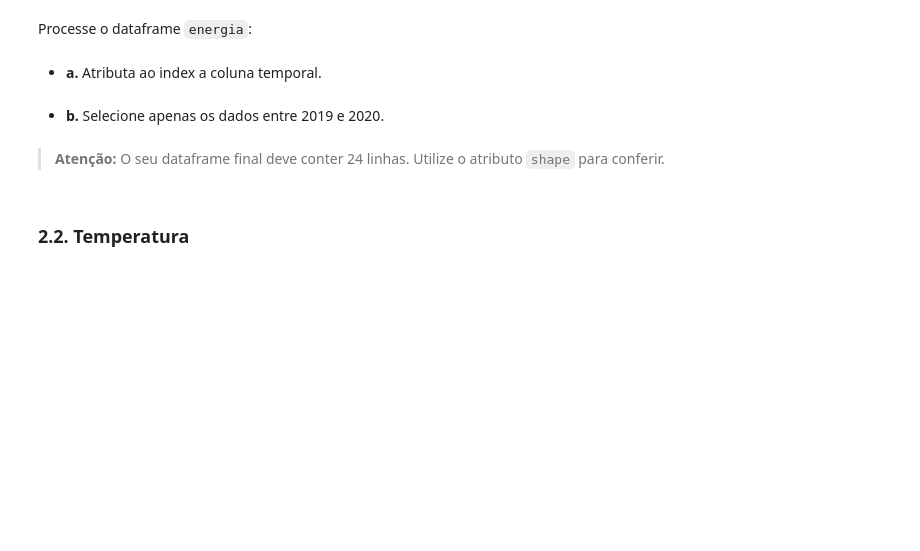
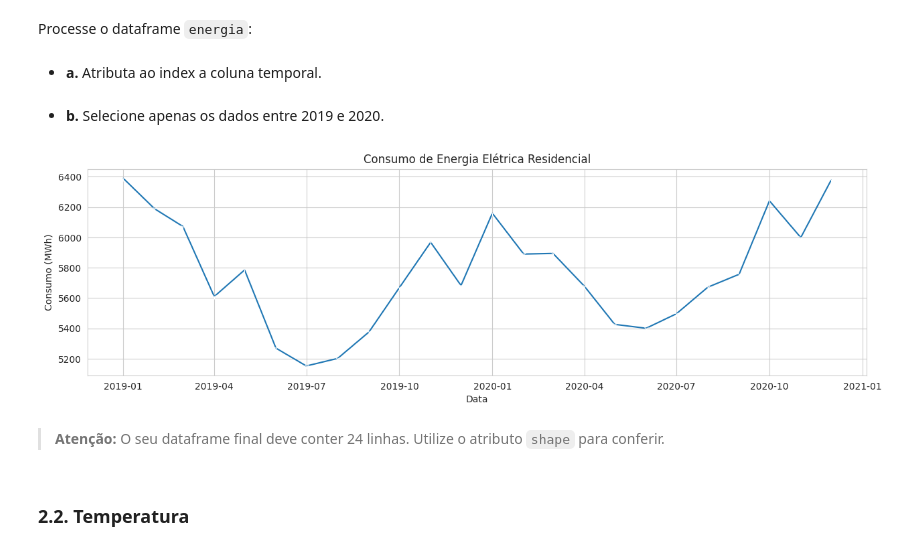
Before and after one commit to leaop/Cursos, a Jupyter notebook: EBAC/atividade26.ipynb, the cells around one changed output. Cells and saved outputs as stored; diff of their text form; code cells hidden in the pictures; blank space fills up the shorter version.

```diff
--- a/EBAC/atividade26.ipynb
+++ b/EBAC/atividade26.ipynb
@@ -48,3 +81,12 @@ energia.tail()
+# %%
+
+# Converção todas as colunas de kWh para MWh
+colunas_kWh = ['residencial', 'industrial', 'comercial']  # Nome das colunas
+for coluna in colunas_kWh:
+    energia[coluna] = energia[coluna] / 1000.0  # Converte de kWh para MWh
+
+# Salvar o DataFrame atualizado de volta para um arquivo CSV
+energia.to_csv('Energia.csv', index=False)
 # %% [markdown]
 Responda:
 # %% [markdown]
@@ -77,5 +162,6 @@ Processe o dataframe `energia`:
  - **a.** Atributa ao index a coluna temporal.
 # %%
 # resposta da questão 2.1.a
+data = energia.set_index(keys=['referencia'])
 # %% [markdown]
  - **b.** Selecione apenas os dados entre 2019 e 2020.
@@ -84,3 +168,14 @@ Processe o dataframe `energia`:
+# %%
+# resposta da questão 2.1.b
+df_energia = data['2019':'2020']
+
+with sns.axes_style('whitegrid'):
+
+  grafico = sns.lineplot(data=df_energia, x='referencia', y='residencial', marker="1", palette="pastel")
+  grafico.set(title='Consumo de Energia Elétrica Residencial', ylabel='Consumo (MWh)', xlabel='Data');
+  grafico.figure.set_size_inches(15, 4)
+# %% [output]
+[figure, added]
 # %% [markdown]
  > **Atenção:** O seu dataframe final deve conter 24 linhas. Utilize o atributo `shape` para conferir.
 # %% [markdown]
```
Also changed, not shown: parts of 30 cells of this notebook, 2 other files.
